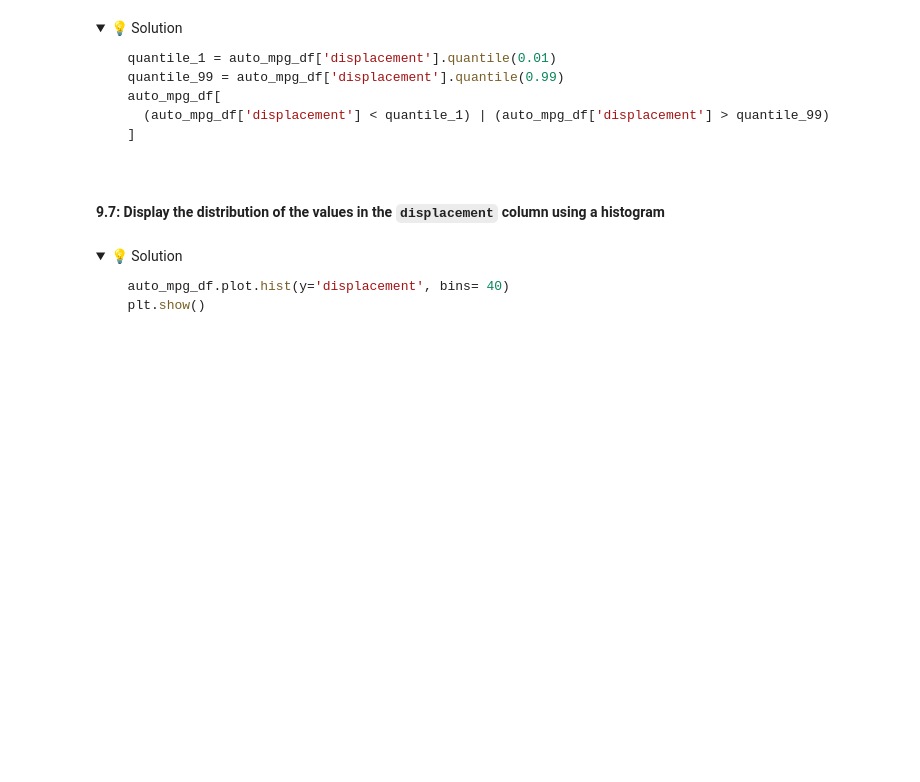
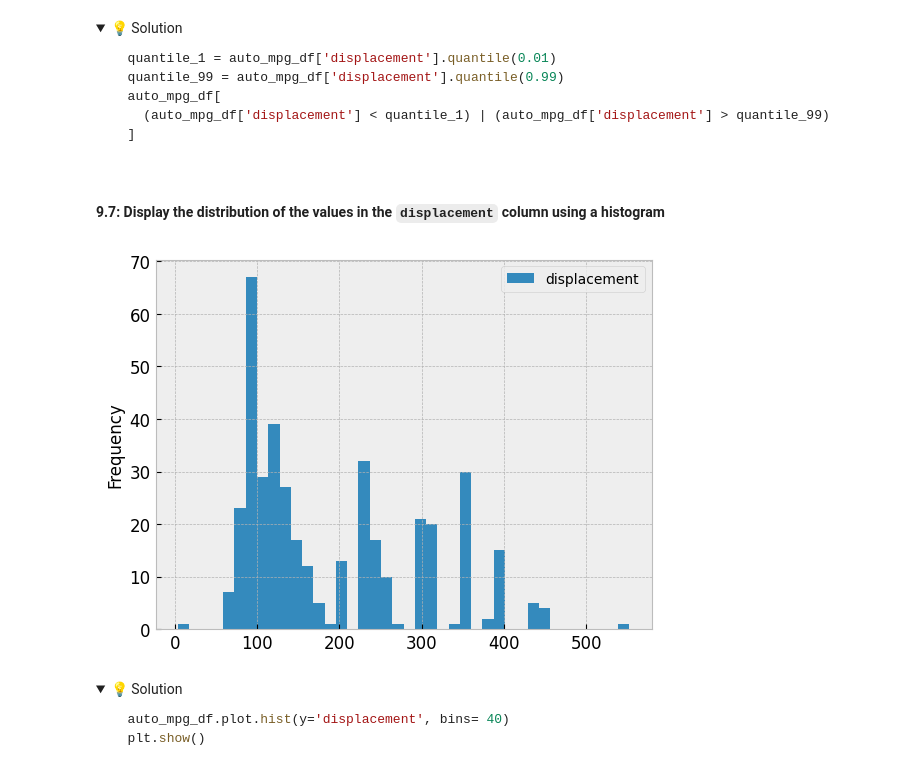
Before and after one commit to IT4063-Spring2025/exploratory-data-analysis-BeccaCordray, a Jupyter notebook: notebook.ipynb, the cells around one changed output. Drawn from its saved outputs; the diff is of its cells as text; code cells hidden in the pictures; folded sections open; blank space fills up the shorter version.

```diff
--- a/notebook.ipynb
+++ b/notebook.ipynb
@@ -729,6 +782,11 @@ we'll use a 1% threshold for this exercise.
 </details>
 # %% [markdown]
 #### 9.7: Display the distribution of the values in the `displacement` column using a histogram
+# %%
+auto_mpg_df.plot.hist(y='displacement', bins=40)
+plt.show()
+# %% [output]
+[figure, added]
 # %% [markdown]
 <details>
   <summary>💡 Solution</summary>
```
Also changed, not shown: parts of 11 cells of this notebook.
